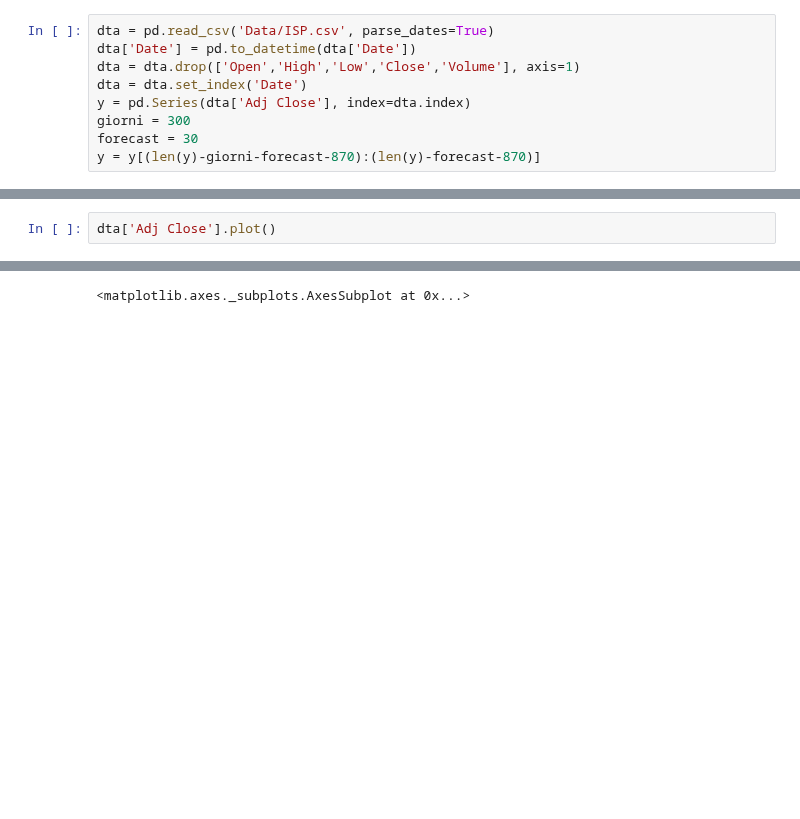
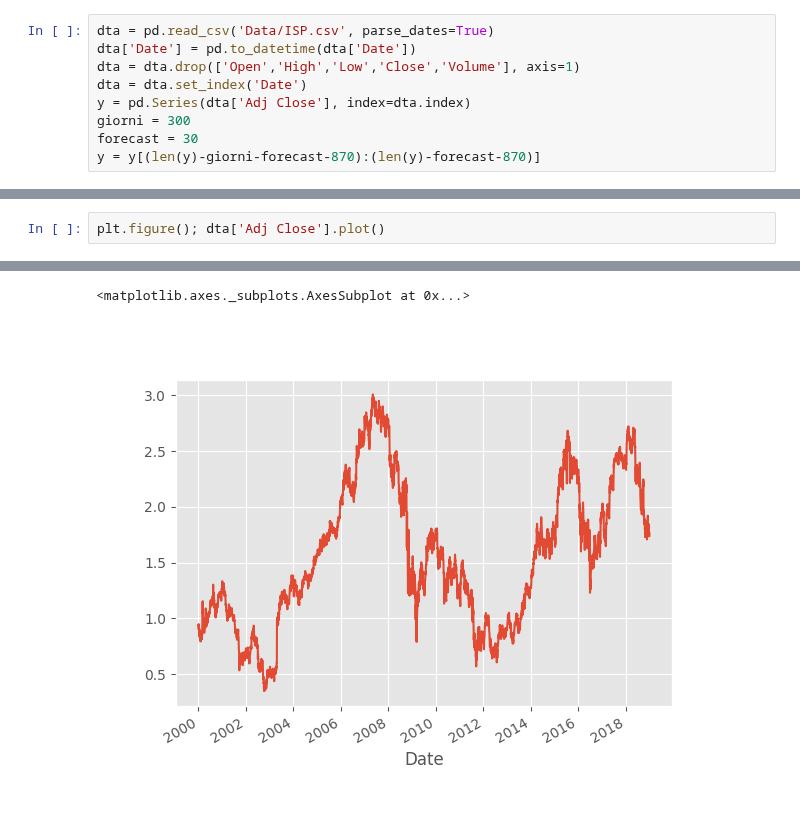
Before and after one commit to giorgiobella/TradingAlgoritmico, a Jupyter notebook: TechLab - Trading Algoritmico Pt-3.ipynb, the cells around one changed output, grey strips where cells are left out. Saved outputs shown, nothing was run; the diff lists cells and outputs as text; blank space fills up the shorter version.

```diff
--- a/TechLab - Trading Algoritmico Pt-3.ipynb
+++ b/TechLab - Trading Algoritmico Pt-3.ipynb
@@ -153,3 +160,3 @@ legend = ax.legend(loc='upper left')
 # %%
-dta['Adj Close'].plot()
+plt.figure(); dta['Adj Close'].plot()
 # %% [output]
@@ -158 +163,2 @@ dta['Adj Close'].plot()
 <matplotlib.axes._subplots.AxesSubplot at 0x...>
+[figure, added]
```
Also changed, not shown: parts of 9 cells of this notebook.
